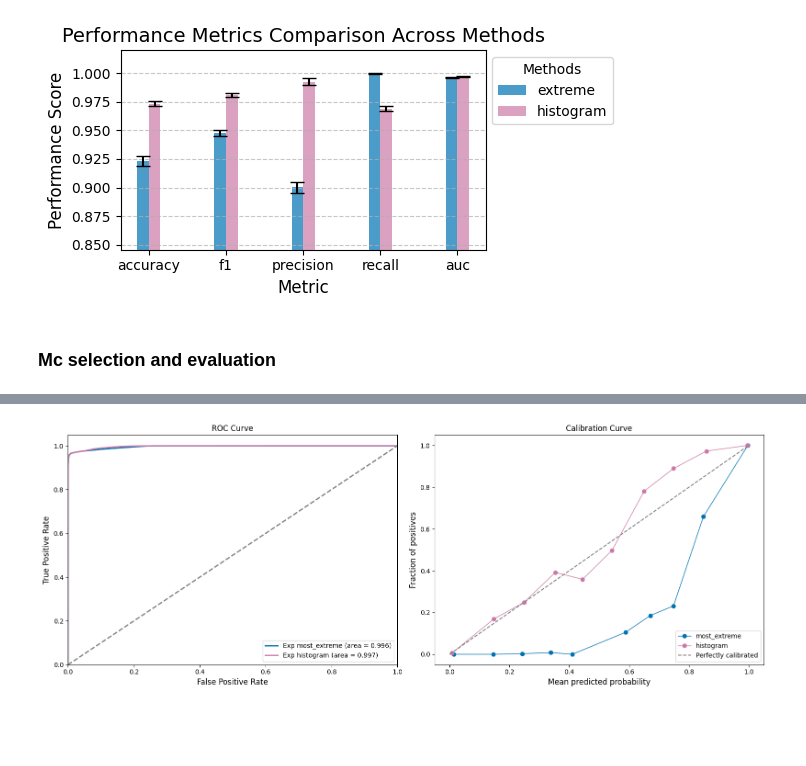
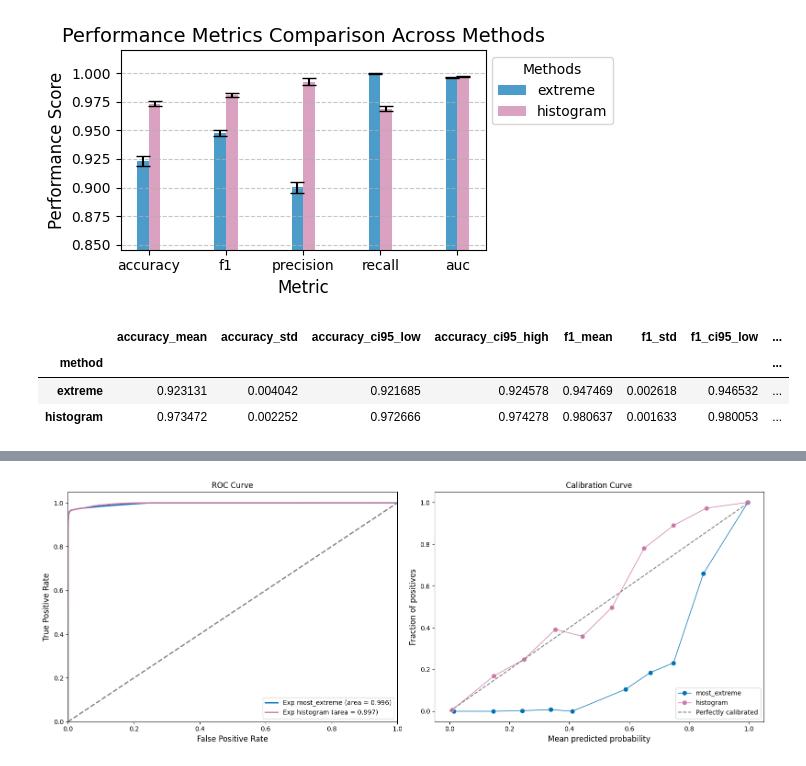
Before and after one commit to nezapajek/project-tobamo, a Jupyter notebook: analysis/model/notebooks/makeviz.ipynb, the cells around one changed output, grey strips where cells are left out. Saved outputs shown, nothing was run; the diff lists cells and outputs as text; code cells hidden in the pictures; blank space fills up the shorter version.

```diff
--- a/analysis/model/notebooks/makeviz.ipynb
+++ b/analysis/model/notebooks/makeviz.ipynb
@@ -280,5 +280,10 @@ plt.tight_layout(rect=[0, 0, 0.85, 1])
 plt.show()
 # %% [output]
 [figure]
-# %% [markdown]
-### Mc selection and evaluation
+# %%
+comparison
+# %% [output]
+|  | accuracy_mean | accuracy_std | accuracy_ci95_low | accuracy_ci95_high | f1_mean | f1_std | f1_ci95_low | ... |
+| method |  |  |  |  |  |  |  | ... |
+| extreme | 0.923131 | 0.004042 | 0.921685 | 0.924578 | 0.947469 | 0.002618 | 0.946532 | ... |
+| histogram | 0.973472 | 0.002252 | 0.972666 | 0.974278 | 0.980637 | 0.001633 | 0.980053 | ... |
```
Also changed, not shown: parts of 5 cells of this notebook.
